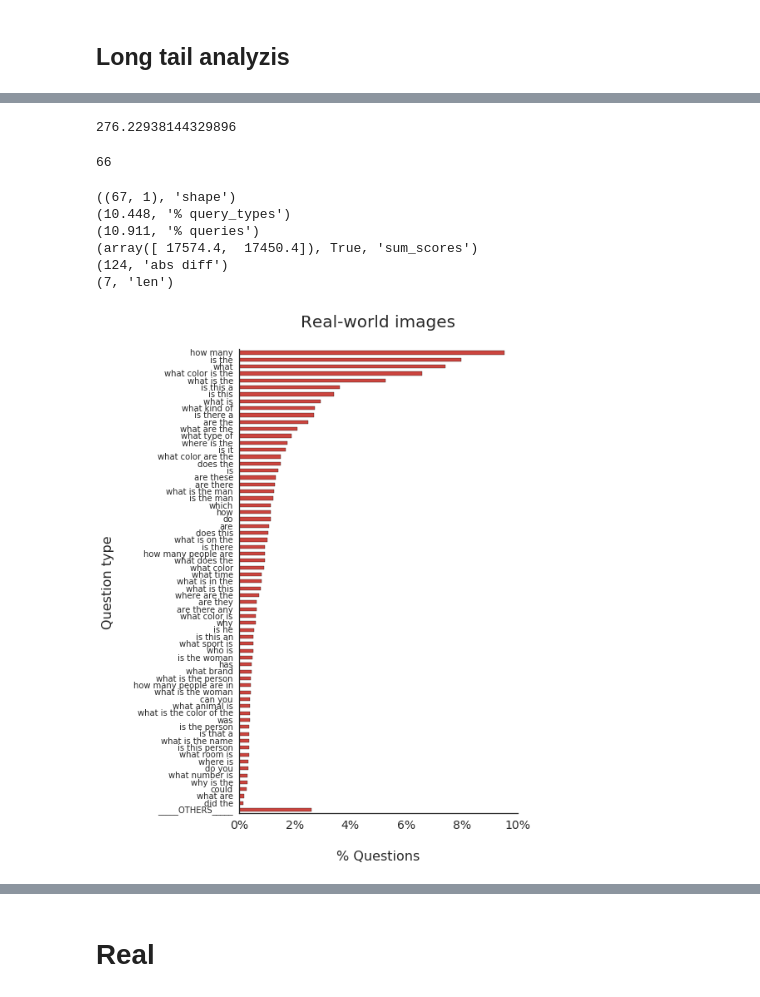
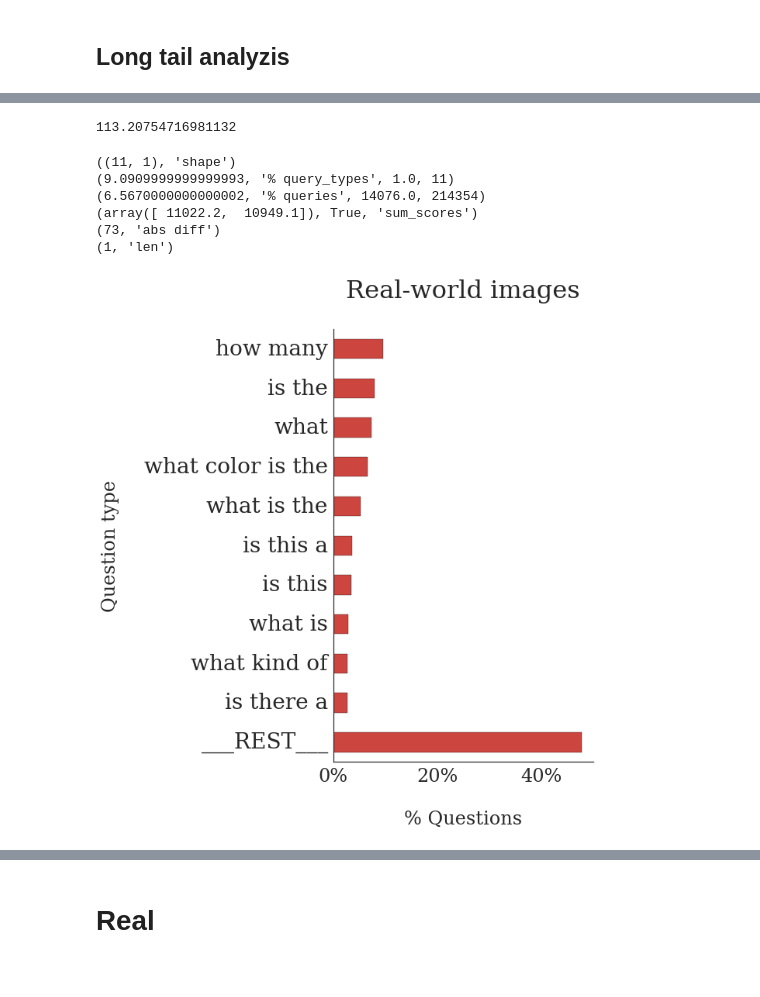
Before and after one commit to bcsaldias/VQA-analysis, a Jupyter notebook: analysis/05-analysis.ipynb, the cells around one changed output, grey strips where cells are left out. Drawn from its saved outputs; the diff is of its cells as text; code cells hidden in the pictures.

```diff
--- a/analysis/05-analysis.ipynb
+++ b/analysis/05-analysis.ipynb
@@ -110,8 +110,10 @@ def get_differents(summary, p=1, min_count=2, sort=True):
 
     different = different[different.diff_score>0]
 
-    print(np.round(float(different.shape[0]) / data_diff.shape[0] * 100, 3),'% query_types')
-    print(np.round(float(different._count.sum())/ summary._count.sum() * 100, 3),'% queries')
+    print(np.round(float(different.shape[0]) / data_diff.shape[0] * 100, 3),'% query_types',
+                         float(different.shape[0]), data_diff.shape[0])
+    print(np.round(float(different._count.sum())/ summary._count.sum() * 100, 3),'% queries',
+                         float(different._count.sum()), summary._count.sum() )
 
     vals = different[['my_score','base_score']].sum().values
     print(vals, vals[0]>vals[1], 'sum_scores')
@@ -132,5 +131,19 @@ sns.set_style("white", {'axes.grid' : False})
+# %%
+sns.set(rc={'figure.figsize':(6,10)})
+sns.set_style("white", {'axes.grid' : False})
+sns.set_style("white", {'font.family' : "serif"})
+
+import matplotlib.pyplot as plt
+import matplotlib
+
+
+plt.rcParams["font.family"] = "Times New Roman"
+matplotlib.rc("font", family="Times New Roman")
+
+plt.rcParams['font.family'] = 'serif'
+plt.rcParams['font.serif'] = ['Times New Roman'] + plt.rcParams['font.serif']
 # %%
-scenario = 'real'
+scenario = 'abstract'
 title = 'Real-world images'
 summary = get_summary(scenario, _set='val', v='_b')
 _summary = summary.sort_values(by='_count', ascending=False)
@@ -151,6 +164,6 @@ summary.shape
 # %%
 _summary._count.mean()
 # %% [output]
-276.22938144329896
+113.20754716981132
 # %%
 #del get_summary
@@ -157,12 +172,12 @@ _summary._count.mean()
 # %%
 #lim = 46
-lim = _summary[_summary._count>_summary._count.mean()].shape[0]
+lim = 10# _summary[_summary._count>_summary._count.mean()].shape[0]
 firsts = _summary[:lim]
 tail = _summary[lim:]
 sum_tail = tail.sum()
 sum_bottom_up = sum_tail.o_bottom_up/(sum_tail.o_bottom_up+sum_tail.o_top_down)
 
-firsts = firsts.append({'_q_type': '_____OTHERS_____',
+firsts = firsts.append({'_q_type': '___REST___',
                         'winner': ['top_down', 'bottom_up'][sum_tail.o_bottom_up>sum_tail.o_top_down],
                         '_count': sum_tail._count,
                         'percen': sum_tail.percen,
@@ -174,30 +189,32 @@ firsts = firsts.append({'_q_type': '_____OTHERS_____',
                         'count_bottom_up': tail.mean().count_bottom_up
                        },
                        ignore_index=True)
-# %%
-lim
-# %% [output]
-66
 # %%
 sns.set_palette(sns.color_palette("Reds_d", n_colors=1, desat=0.75))
 g = firsts[::-1].set_index('_q_type').percen.plot(kind='barh') #, stacked=True
 sns.despine()
+sns.set(rc={'figure.figsize':(6,10)})
+sns.set_style("white", {'axes.grid' : False})
+sns.set_style("white", {'font.family' : "serif"})
 
-g.set_xticklabels(["{}%".format(i) for i in g.get_xticks().astype(int)], fontsize=14)
-g.set_title('{}\n'.format(title), fontsize=20)
-g.set_xlabel("\n% Questions", fontsize=16)
-g.set_ylabel("Question type\n", fontsize=16)
+
+g.set_xticklabels(["{}%".format(i) if (a-1)%2 else "" for a, i in enumerate(g.get_xticks().astype(int)) ], fontsize=24)
+g.set_yticklabels(g.get_yticklabels(), fontsize=28)
+g.set_title('{}\n'.format(title), fontsize=32)
+g.set_xlabel("\n% Questions", fontsize=24)
+g.set_ylabel("Question type\n", fontsize=24)
+
 
 new_firsts = get_differents(firsts, p=1.25, min_count=2, sort=False)
 new_firsts = new_firsts.sort_values(by='_count', ascending=False)
 # %% [output]
-((67, 1), 'shape')
-(10.448, '% query_types')
-(10.911, '% queries')
-(array([ 17574.4,  17450.4]), True, 'sum_scores')
-(124, 'abs diff')
-(7, 'len')
+((11, 1), 'shape')
+(9.0909999999999993, '% query_types', 1.0, 11)
+(6.5670000000000002, '% queries', 14076.0, 214354)
+(array([ 11022.2,  10949.1]), True, 'sum_scores')
+(73, 'abs diff')
+(1, 'len')
-[figure, old version]
+[figure, new version]
 # %%
 firsts = firsts[::-1]
 sats = (firsts._diff.abs().values*1000).astype(int)
```
Also changed, not shown: parts of 11 cells of this notebook, 4 other files.
